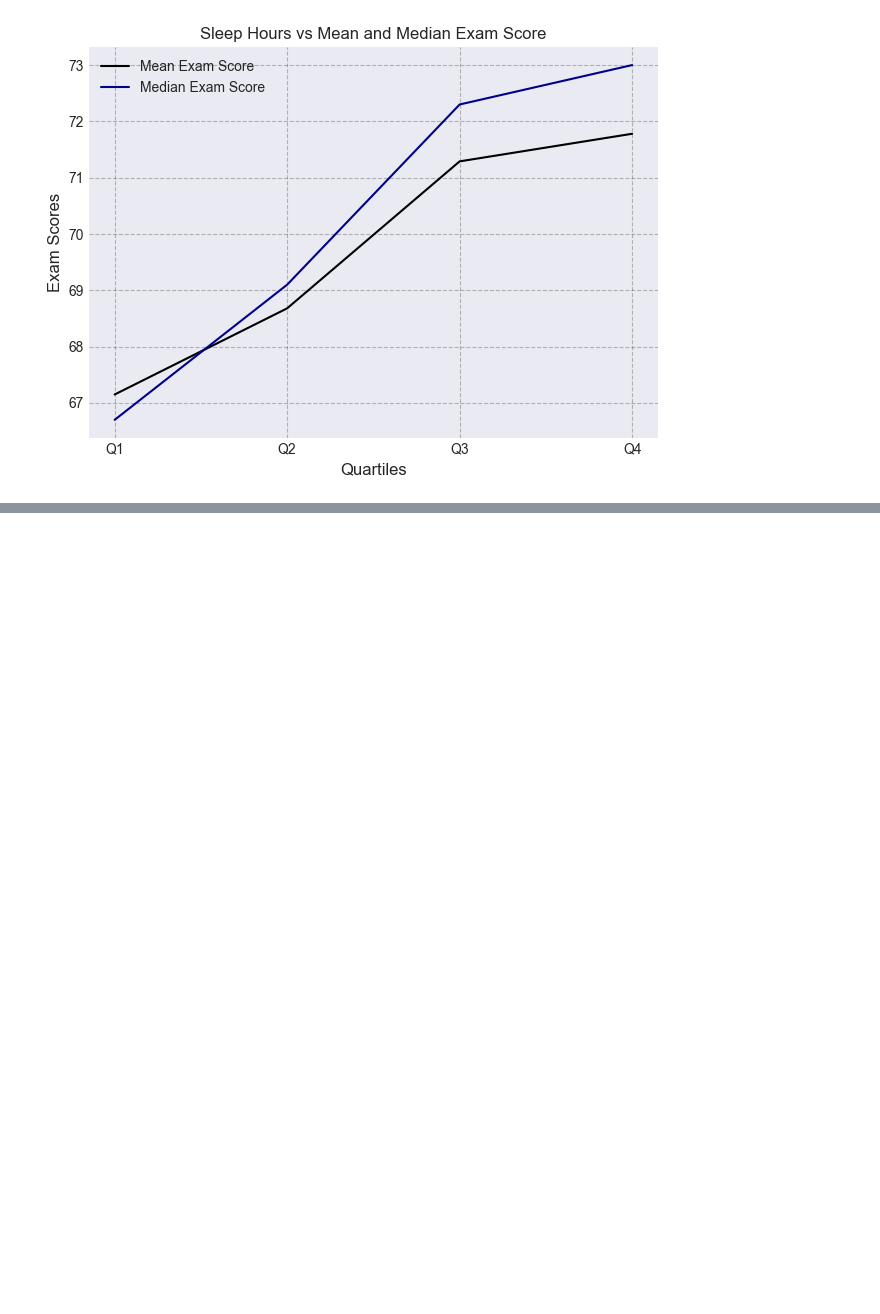
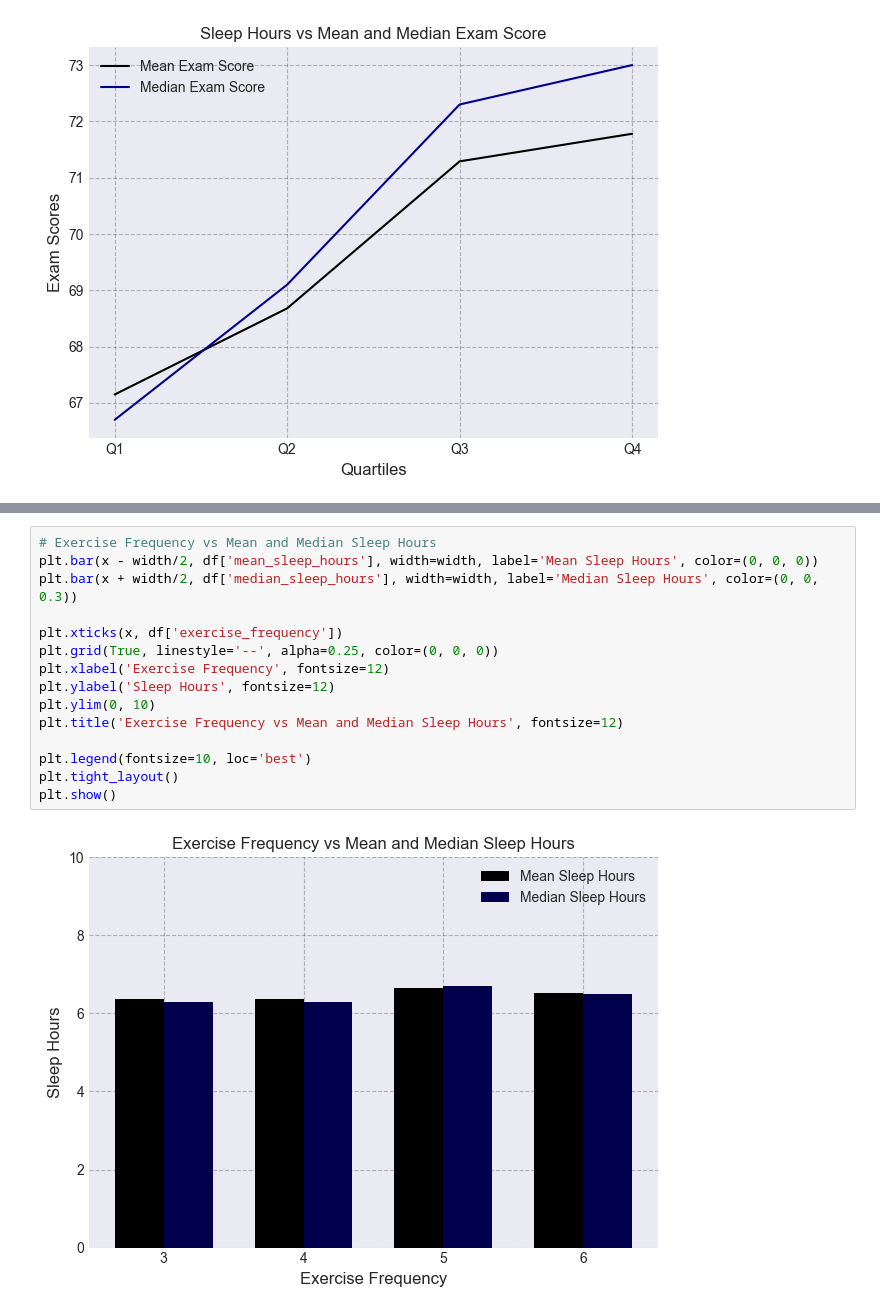
Before and after one commit to Nikhils-AI/student-performance-analysis, a Jupyter notebook: notebooks/student_performance_analysis.ipynb, the cells around one changed output, grey strips where cells are left out. Drawn from its saved outputs; the diff is of its cells as text; blank space fills up the shorter version.

```diff
--- a/notebooks/student_performance_analysis.ipynb
+++ b/notebooks/student_performance_analysis.ipynb
@@ -356,0 +419,17 @@ ORDER BY exercise_frequency ASC;""", engine)
+# %%
+# Exercise Frequency vs Mean and Median Sleep Hours
+plt.bar(x - width/2, df['mean_sleep_hours'], width=width, label='Mean Sleep Hours', color=(0, 0, 0))
+plt.bar(x + width/2, df['median_sleep_hours'], width=width, label='Median Sleep Hours', color=(0, 0, 0.3))
+
+plt.xticks(x, df['exercise_frequency'])
+plt.grid(True, linestyle='--', alpha=0.25, color=(0, 0, 0))
+plt.xlabel('Exercise Frequency', fontsize=12)
+plt.ylabel('Sleep Hours', fontsize=12)
+plt.ylim(0, 10)
+plt.title('Exercise Frequency vs Mean and Median Sleep Hours', fontsize=12)
+
+plt.legend(fontsize=10, loc='best')
+plt.tight_layout()
+plt.show()
+# %% [output]
+[figure, added]
```
Also changed, not shown: parts of 5 cells of this notebook.
